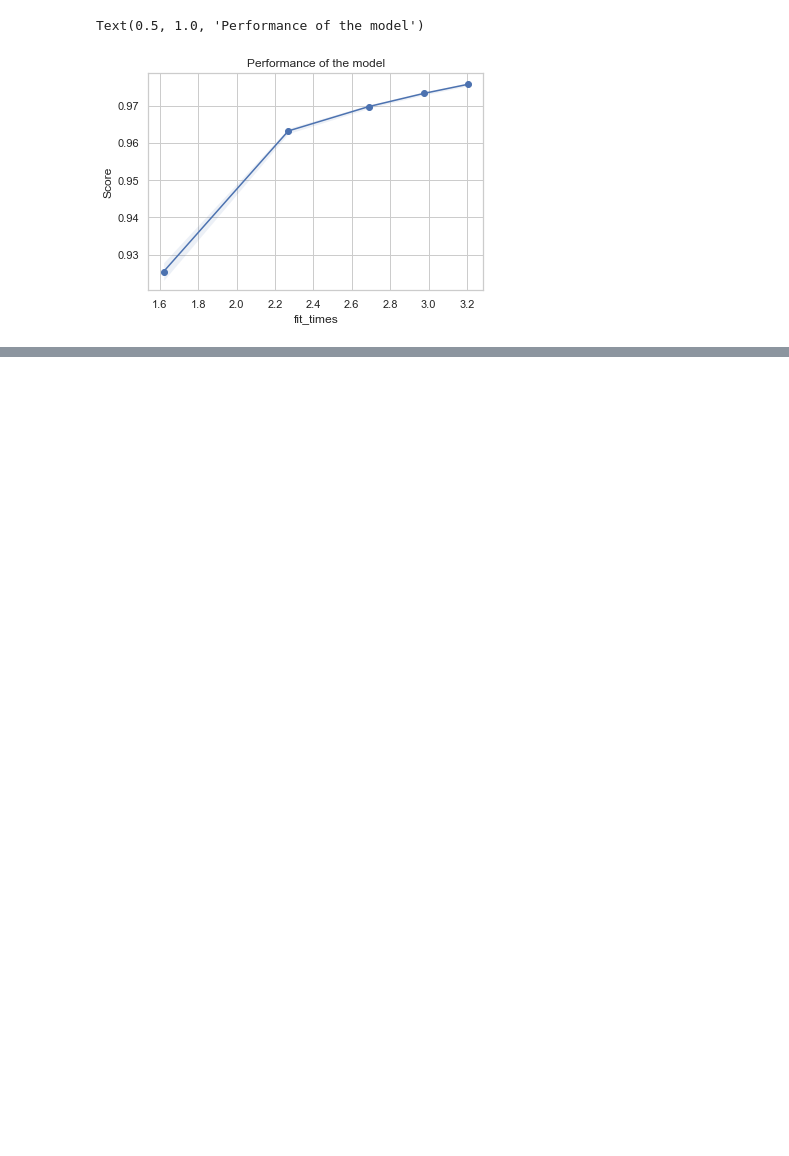
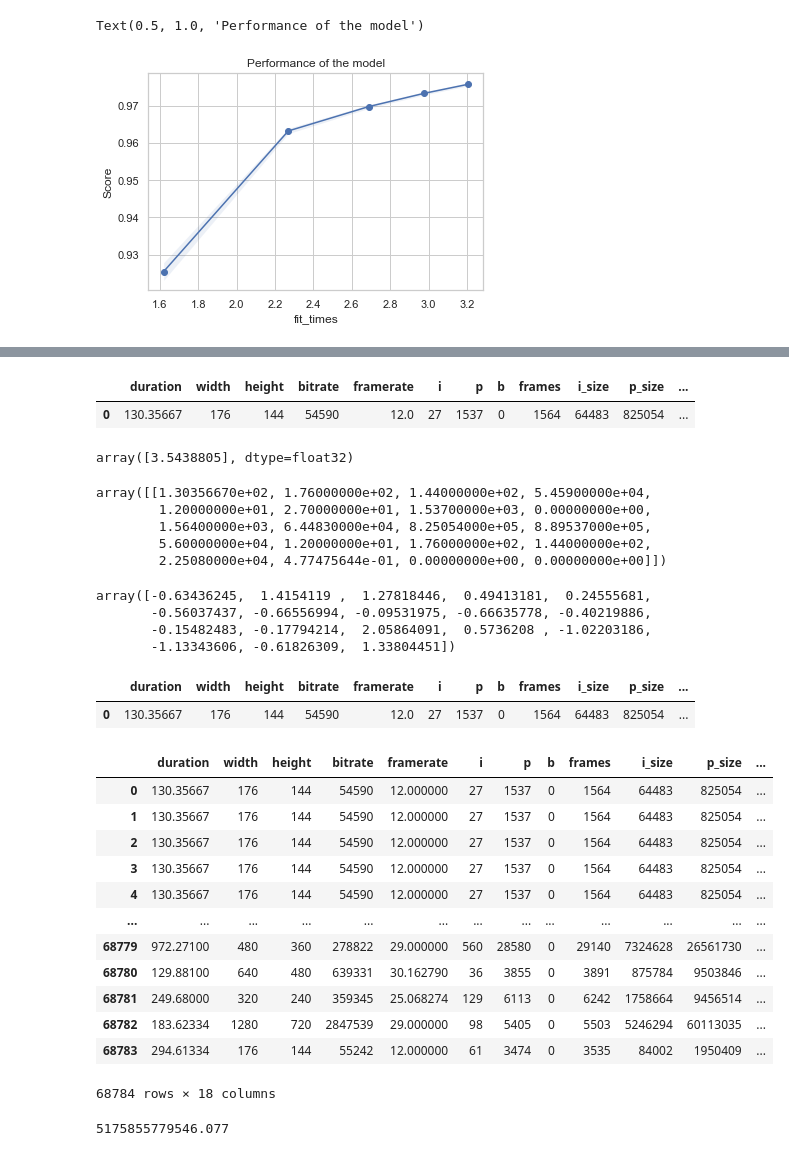
Before and after one commit to branavan94/Python_ForDataAnalysis, a Jupyter notebook: Untitled.ipynb, the cells around one changed output, grey strips where cells are left out. Saved outputs shown, nothing was run; the diff lists cells and outputs as text; code cells hidden in the pictures; blank space fills up the shorter version.

```diff
--- a/Untitled.ipynb
+++ b/Untitled.ipynb
@@ -441,0 +499,57 @@ pickle.dump(reg, open(filename, 'wb'))
+# %%
+input_data = pd.DataFrame(input_data,index=[0])
+
+for column in ["codec" , "o_codec"]:
+    input_data[column] = input_data[column].astype('category')
+    input_data[column+"_cat"] = input_data[column].cat.codes
+    del input_data[column]
+del input_data['b_size']
+del input_data['id']
+input_data.fillna(0)
+# %% [output]
+|  | duration | width | height | bitrate | framerate | i | p | b | frames | i_size | p_size | ... |
+| 0 | 130.35667 | 176 | 144 | 54590 | 12.0 | 27 | 1537 | 0 | 1564 | 64483 | 825054 | ... |
+# %%
+modele.predict(input_data.values)
+# %% [output]
+array([3.5438805], dtype=float32)
+# %%
+input_data.values
+# %% [output]
+array([[1.30356670e+02, 1.76000000e+02, 1.44000000e+02, 5.45900000e+04,
+        1.20000000e+01, 2.70000000e+01, 1.53700000e+03, 0.00000000e+00,
+        1.56400000e+03, 6.44830000e+04, 8.25054000e+05, 8.89537000e+05,
+        5.60000000e+04, 1.20000000e+01, 1.76000000e+02, 1.44000000e+02,
+        2.25080000e+04, 4.77475644e-01, 0.00000000e+00, 0.00000000e+00]])
+# %%
+X_train[0]
+# %% [output]
+array([-0.63436245,  1.4154119 ,  1.27818446,  0.49413181,  0.24555681,
+       -0.56037437, -0.66556994, -0.09531975, -0.66635778, -0.40219886,
+       -0.15482483, -0.17794214,  2.05864091,  0.5736208 , -1.02203186,
+       -1.13343606, -0.61826309,  1.33804451])
+# %%
+input_data.select_dtypes("number")
+# %% [output]
+|  | duration | width | height | bitrate | framerate | i | p | b | frames | i_size | p_size | ... |
+| 0 | 130.35667 | 176 | 144 | 54590 | 12.0 | 27 | 1537 | 0 | 1564 | 64483 | 825054 | ... |
+# %%
+X.select_dtypes("number")
+# %% [output]
+|  | duration | width | height | bitrate | framerate | i | p | b | frames | i_size | p_size | ... |
+| 0 | 130.35667 | 176 | 144 | 54590 | 12.000000 | 27 | 1537 | 0 | 1564 | 64483 | 825054 | ... |
+| 1 | 130.35667 | 176 | 144 | 54590 | 12.000000 | 27 | 1537 | 0 | 1564 | 64483 | 825054 | ... |
+| 2 | 130.35667 | 176 | 144 | 54590 | 12.000000 | 27 | 1537 | 0 | 1564 | 64483 | 825054 | ... |
+| 3 | 130.35667 | 176 | 144 | 54590 | 12.000000 | 27 | 1537 | 0 | 1564 | 64483 | 825054 | ... |
+| 4 | 130.35667 | 176 | 144 | 54590 | 12.000000 | 27 | 1537 | 0 | 1564 | 64483 | 825054 | ... |
+| ... | ... | ... | ... | ... | ... | ... | ... | ... | ... | ... | ... | ... |
+| 68779 | 972.27100 | 480 | 360 | 278822 | 29.000000 | 560 | 28580 | 0 | 29140 | 7324628 | 26561730 | ... |
+| 68780 | 129.88100 | 640 | 480 | 639331 | 30.162790 | 36 | 3855 | 0 | 3891 | 875784 | 9503846 | ... |
+| 68781 | 249.68000 | 320 | 240 | 359345 | 25.068274 | 129 | 6113 | 0 | 6242 | 1758664 | 9456514 | ... |
+| 68782 | 183.62334 | 1280 | 720 | 2847539 | 29.000000 | 98 | 5405 | 0 | 5503 | 5246294 | 60113035 | ... |
+| 68783 | 294.61334 | 176 | 144 | 55242 | 12.000000 | 61 | 3474 | 0 | 3535 | 84002 | 1950409 | ... |
+68784 rows × 18 columns
+# %%
+reg.predict(input_data)[0]
+# %% [output]
+5175855779546.077
```
Also changed, not shown: parts of 14 cells of this notebook, 7 other files.
